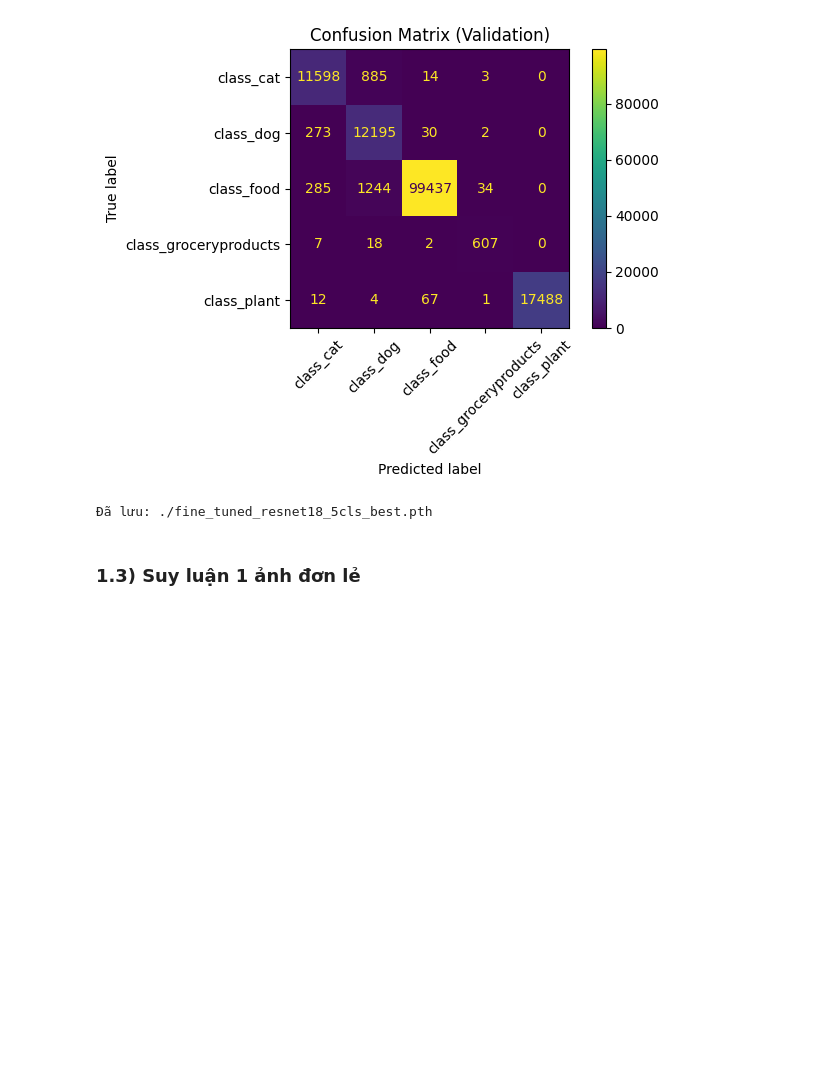
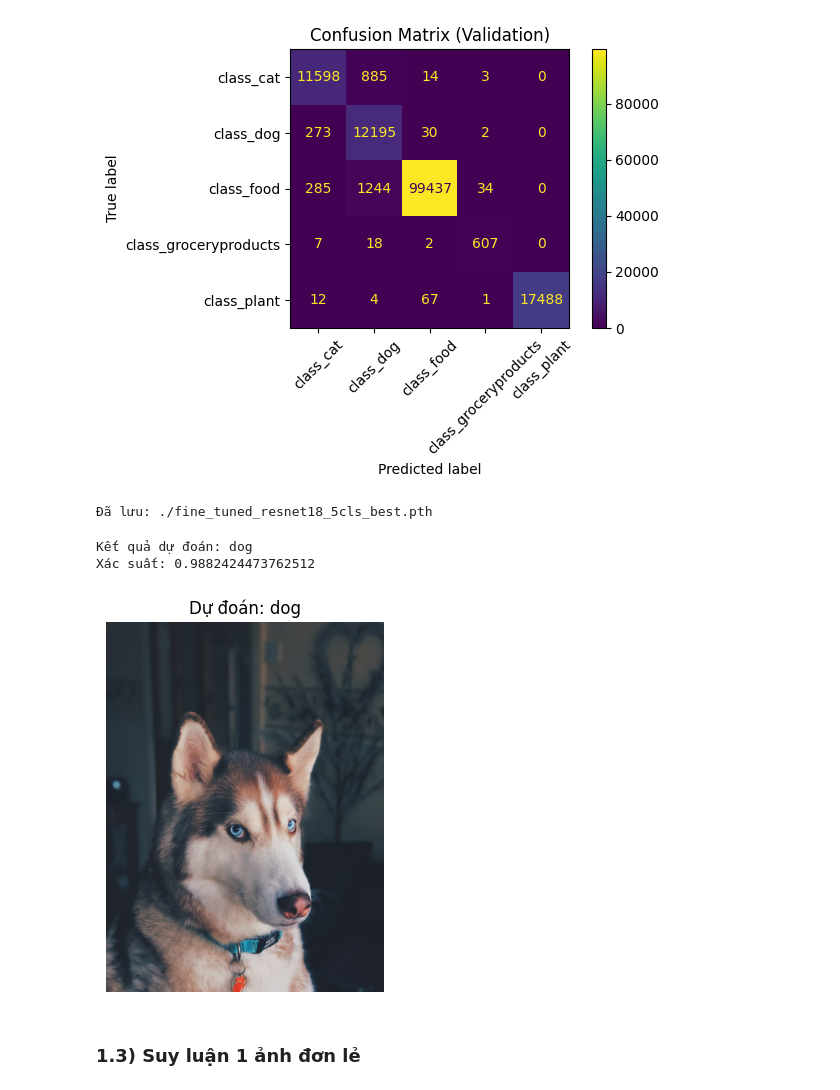
Before and after one commit to NhatQuyenIT/PythonSGU, a Jupyter notebook: BT5_ML03/extends.ipynb, the cells around one changed output. Saved outputs shown, nothing was run; the diff lists cells and outputs as text; code cells hidden in the pictures; blank space fills up the shorter version.

```diff
--- a/BT5_ML03/extends.ipynb
+++ b/BT5_ML03/extends.ipynb
@@ -207,6 +207,54 @@ torch.save(model.state_dict(), save_path)
 print("Đã lưu:", save_path)
 # %% [output]
 Đã lưu: ./fine_tuned_resnet18_5cls_best.pth
+# %%
+import torch
+from torchvision.models import resnet18
+from torchvision import transforms
+from PIL import Image
+import matplotlib.pyplot as plt
+
+# --- 1️⃣ Tạo lại kiến trúc ---
+num_classes = 5  # sửa theo số lớp bạn huấn luyện
+model = resnet18(weights=None)
+model.fc = torch.nn.Linear(model.fc.in_features, num_classes)
+
+# --- 2️⃣ Load lại trọng số ---
+model.load_state_dict(torch.load("./fine_tuned_resnet18_5cls_best.pth", map_location="cpu"))
+model.eval()
+
+# --- 3️⃣ Transform ảnh ---
+transform = transforms.Compose([
+    transforms.Resize((224, 224)),
+    transforms.ToTensor(),
+    transforms.Normalize(mean=[0.485, 0.456, 0.406],
+                         std=[0.229, 0.224, 0.225])
+])
+
+# --- 4️⃣ Đường dẫn ảnh test ---
+img_path = r"D:\năm 4\PythonSGU\BaiTap+BaiGiangML\BaiTap\img\dog_alaska.jpg"
+img = Image.open(img_path).convert("RGB")
+x = transform(img).unsqueeze(0)
+
+# --- 5️⃣ Dự đoán ---
+with torch.no_grad():
+    pred = model(x)
+    prob = torch.softmax(pred, dim=1)
+    label_id = prob.argmax(dim=1).item()
+
+# --- 6️⃣ Hiển thị ---
+class_names = ['cat', 'dog', 'plant', 'car', 'person']  # sửa theo của bạn
+print("Kết quả dự đoán:", class_names[label_id])
+print("Xác suất:", prob[0, label_id].item())
+
+plt.imshow(img)
+plt.title(f"Dự đoán: {class_names[label_id]}")
+plt.axis("off")
+plt.show()
+# %% [output]
+Kết quả dự đoán: dog
+Xác suất: 0.9882424473762512
+[figure, added]
 # %% [markdown]
 ### 1.3) Suy luận 1 ảnh đơn lẻ
 # %%
```
